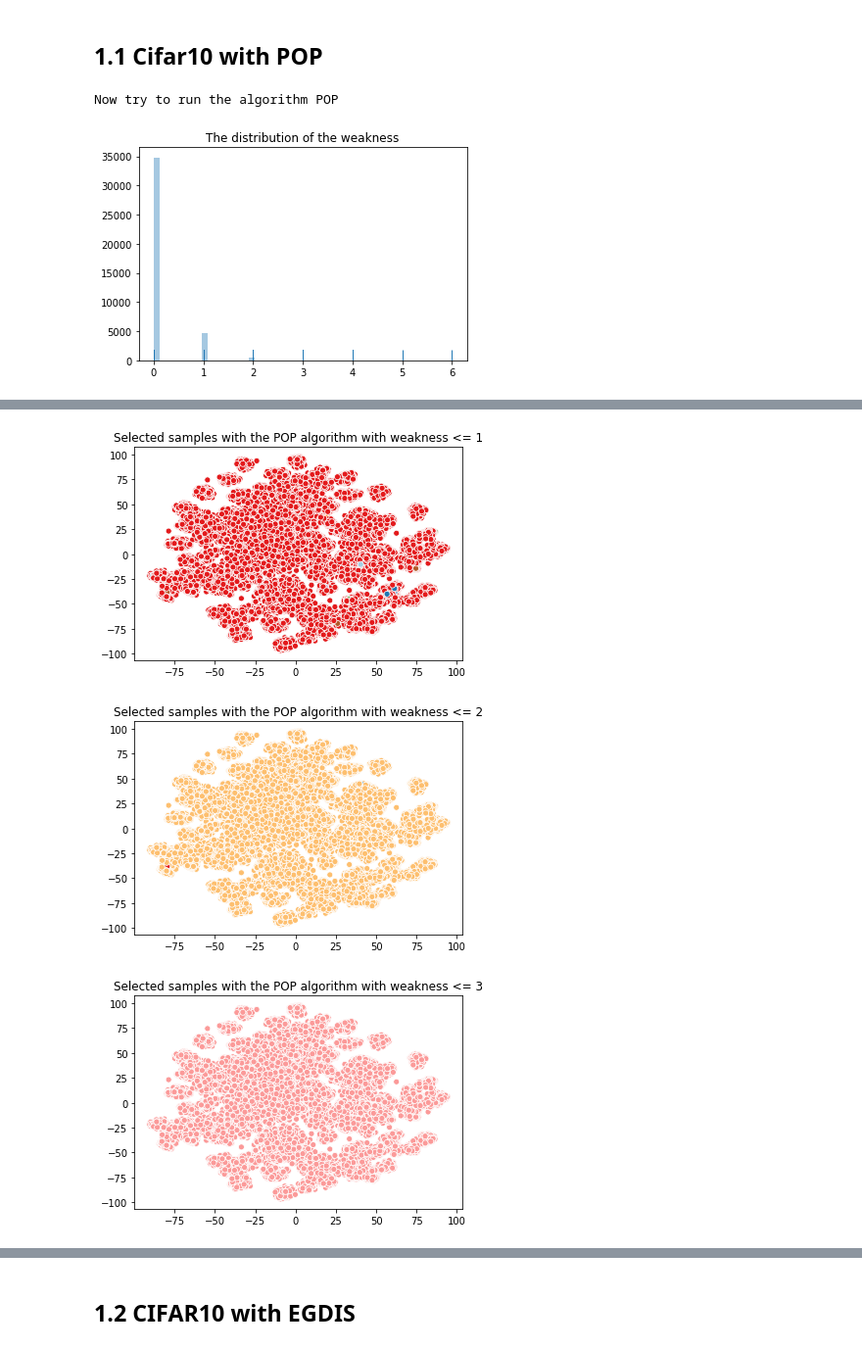
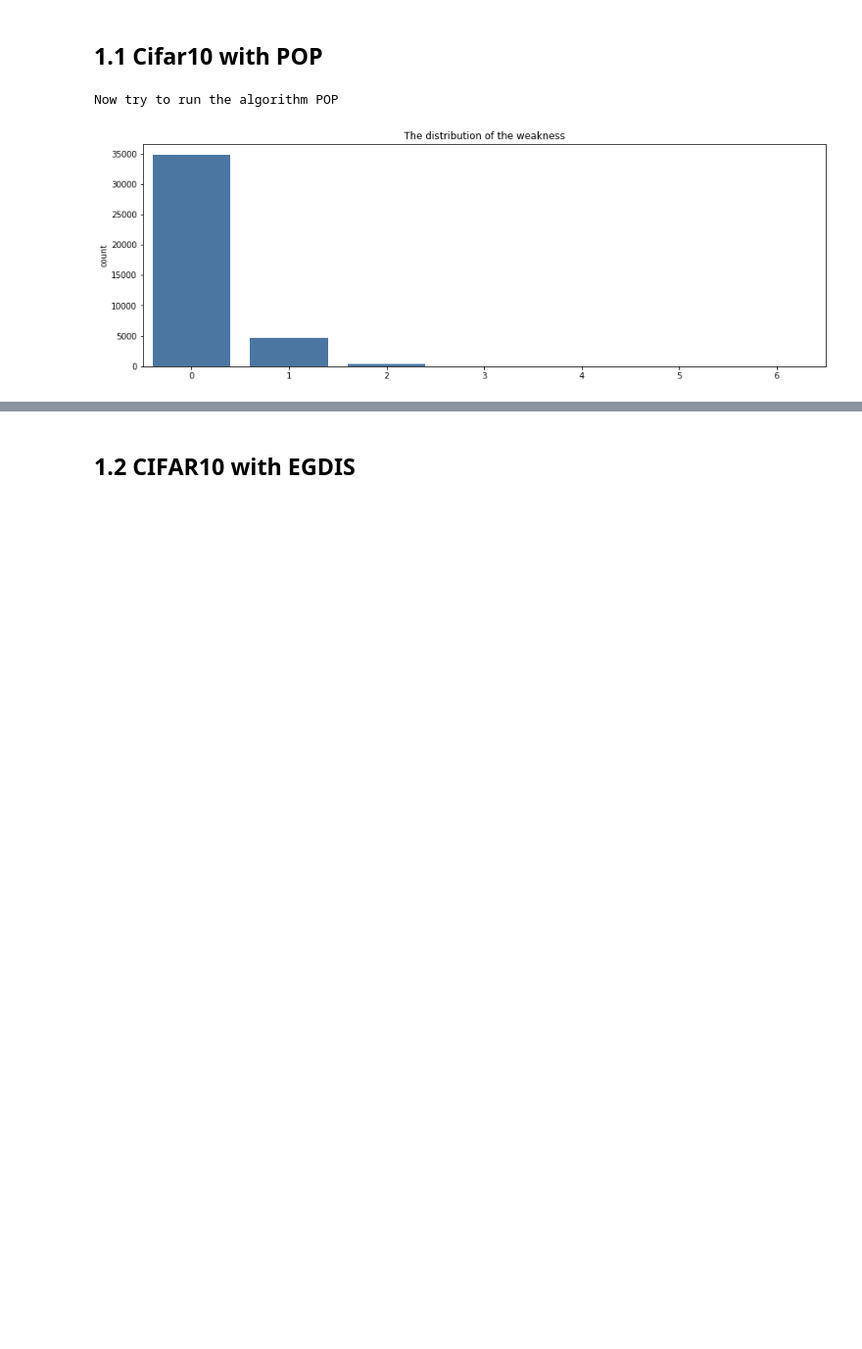
Before and after one commit to heng-yuwen/MSc_Data_Reduction, a Jupyter notebook: second_experiment_with_cifar100.ipynb, the cells around one changed output, grey strips where cells are left out. Shown at 98% size. Cells and saved outputs as stored; diff of their text form; code cells hidden in the pictures; blank space fills up the shorter version.

```diff
--- a/second_experiment_with_cifar100.ipynb
+++ b/second_experiment_with_cifar100.ipynb
@@ -47,20 +47,22 @@ def show_tsne(x, y, classes):
 def run_pop(x_train, y_train, classes, tsne):
     print("Now try to run the algorithm POP")
     sample_weakness = pop.fit(x_train, y_train)
-    ax = sns.distplot(sample_weakness, kde=False, rug=True);
+    sample_weakness = sample_weakness.astype(np.int64)
+    fig = plt.figure(figsize=(15,5))
+    ax = sns.countplot(sample_weakness, color="#3C76AF")
     ax.set_title("The distribution of the weakness")
     plt.show()
-    print("------------------ Start to select subsets ------------------")
-    subsets = []
-    for i in range(1, int(sample_weakness.max()+1)):
-        subset_idx = sample_weakness <= i
-        plot_y = y_train.copy()
-        plot_y[subset_idx] = classes
-        ax = sns.scatterplot(tsne[:,0], tsne[:,1], hue=plot_y, legend=False, palette=sns.color_palette("Paired", len(np.unique(plot_y))))
-        ax.set_title("Selected samples with the POP algorithm with weakness <= {}".format(i))
-        plt.show()
-        subsets.append(subset_idx)
-    return subsets
+#     print("------------------ Start to select subsets ------------------")
+#     subsets = []
+#     for i in range(1, int(sample_weakness.max()+1)):
+#         subset_idx = sample_weakness <= i
+#         plot_y = y_train.copy()
+#         plot_y[subset_idx] = classes
+#         ax = sns.scatterplot(tsne[:,0], tsne[:,1], hue=plot_y, legend=False, palette=sns.color_palette("Paired", len(np.unique(plot_y))))
+#         ax.set_title("Selected samples with the POP algorithm with weakness <= {}".format(i))
+#         plt.show()
+#         subsets.append(subset_idx)
+#     return subsets
 # %%
 def run_egdis(x_train, y_train, classes, tsne):
     print("Now try to run the algorithm EGDIS with CIFAR.")
@@ -127,7 +134,7 @@ tsne_cifar100 = show_tsne(cifar100_x, cifar100_y, 100)
 # %% [markdown]
 ## 1.1 Cifar10 with POP
 # %%
-subsets = run_pop(cifar100_x, cifar100_y, 100, tsne_cifar100)
+%time %memit  subsets = run_pop(cifar100_x, cifar100_y, 100, tsne_cifar100)
 # %% [output]
 Now try to run the algorithm POP
-[figure, old version]
+[figure, new version]
@@ -135,3 +143,0 @@ Now try to run the algorithm POP
-[figure, removed]
-[figure, removed]
-[figure, removed]
```
Also changed, not shown: parts of 7 cells of this notebook, 2 other files.
